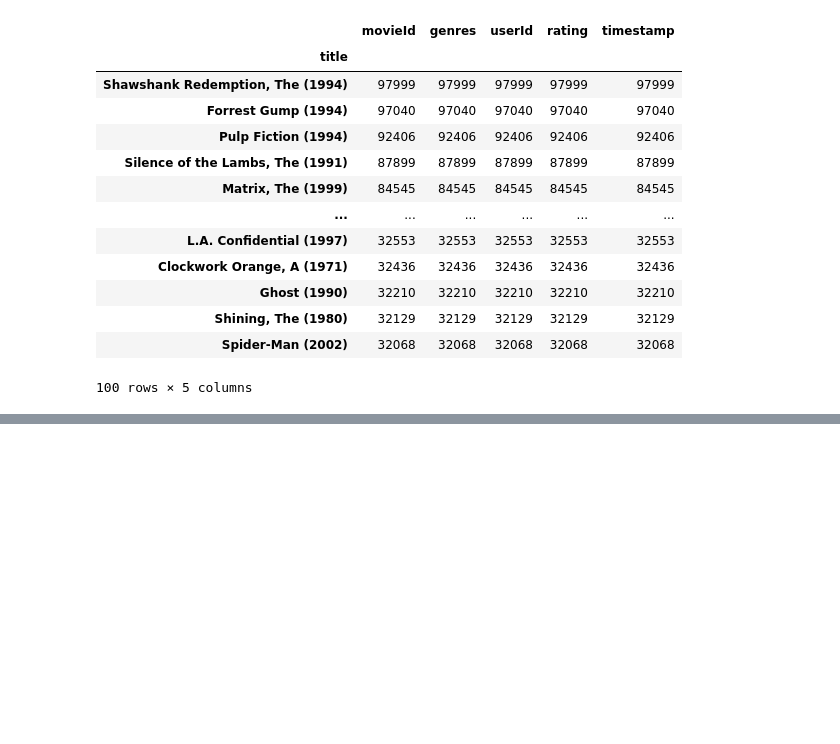
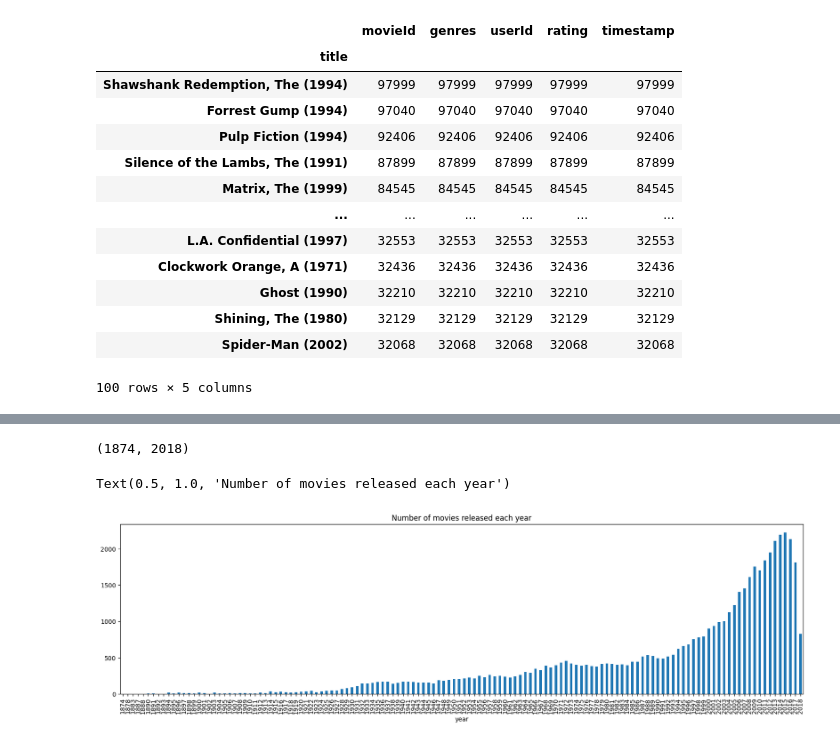
Before and after one commit to Rufshod/Machine-Learning-Alexander-Andersson, a Jupyter notebook: Lab/main_lab.ipynb, the cells around one changed output, grey strips where cells are left out. Drawn from its saved outputs; the diff is of its cells as text; code cells hidden in the pictures; blank space fills up the shorter version.

```diff
--- a/Lab/main_lab.ipynb
+++ b/Lab/main_lab.ipynb
@@ -160,0 +175,12 @@ df.groupby("title").count().sort_values("rating", ascending = False).head(100)
+# %%
+# Creating a plot of amount of movies per year
+
+# Creating a new column with the year of the movie
+# creates new column with year of release
+# extract the year from the title column using regex
+# \( = start of expression
+# (\d{4}) = 4 digits next to each other
+# \) = end of expression
+# $ all of the above must occur at the end of the string
+# Source: https://stackoverflow.com/questions/64323346/extracting-year-from-a-column-of-string-movie-names
+df["year"] = df["title"].str.extract(r"\((\d{4})\)")
@@ -160,0 +194,2 @@ df.groupby("title").count().sort_values("rating", ascending = False).head(100)
+# %%
+df['year'] = df['year'].fillna(0).astype(int) # converts from float to int
@@ -160,0 +199,22 @@ df.groupby("title").count().sort_values("rating", ascending = False).head(100)
+# %%
+# Creating a new dataframe with the amount of movies per year
+df_year = df.groupby("year").count().sort_values("rating", ascending = False).head(100)
+df_year = df_year.reset_index()
+
+# finds all years between 1 and 2020 ()
+
+df_year = df[(df['year'] > 1) & (df['year'] < 2022)] # removes all movies with year 0
+df_year
+df_year['year'].min(), df_year['year'].max()
+# %% [output]
+(1874, 2018)
+# %%
+
+
+# plot the number of movies released each year
+
+df_year.groupby('year')['title'].nunique().plot(kind='bar', figsize=(20, 5))
+plt.title('Number of movies released each year')
+# %% [output]
+Text(0.5, 1.0, 'Number of movies released each year')
+[figure, added]
```
Also changed, not shown: parts of 14 cells of this notebook, 1 other file.
